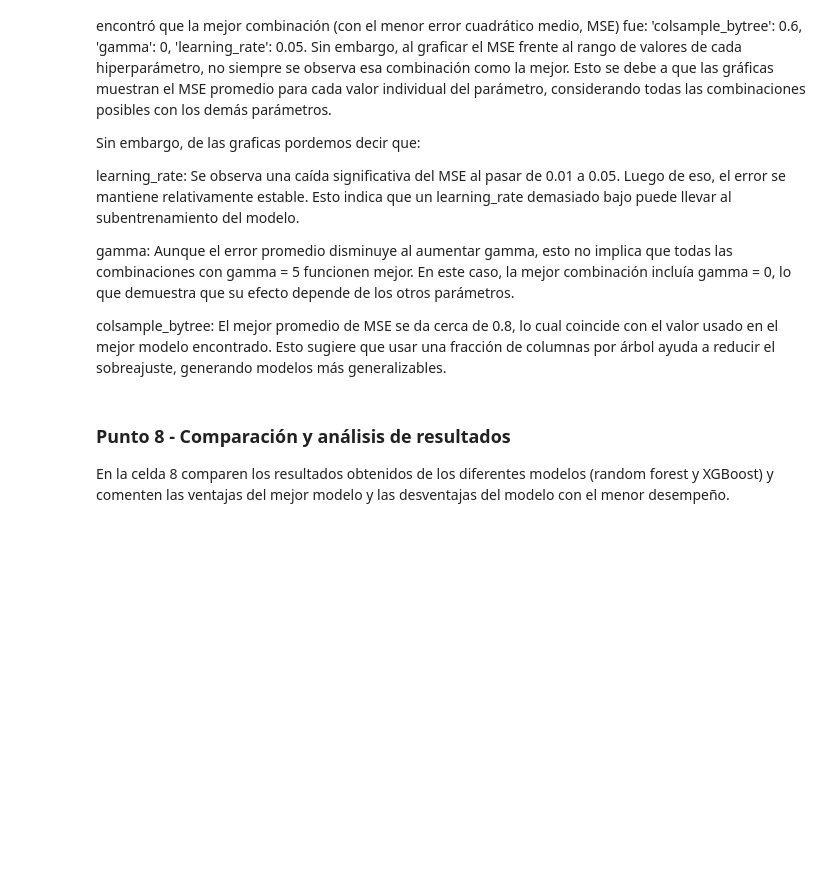
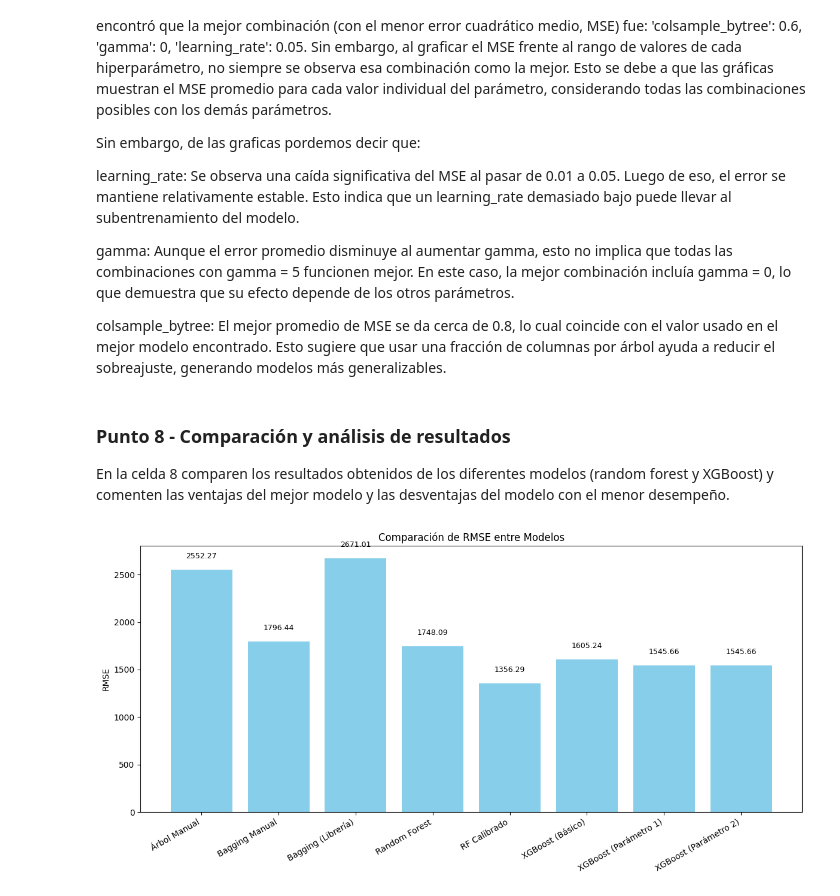
Before and after one commit to mdelgadon/MIAD_ML_NLP_2025, a Jupyter notebook: Semana 2/S2TC1_TrabajoEnGrupo.ipynb, the cells around one changed output. Cells and saved outputs as stored; diff of their text form; code cells hidden in the pictures; blank space fills up the shorter version.

```diff
--- a/Semana 2/S2TC1_TrabajoEnGrupo.ipynb
+++ b/Semana 2/S2TC1_TrabajoEnGrupo.ipynb
@@ -407,6 +428,7 @@ from sklearn.metrics import mean_absolute_error, mean_squared_error
 y_pred = best_model.predict(X_test)
 
 rmse = np.sqrt(mean_squared_error(y_test, y_pred))
+rmse_RF_calibrado=rmse
 mae = mean_absolute_error(y_test, y_pred)
 
 print(f"\nEvaluación del modelo final:")
@@ -485,7 +507,7 @@ y_predxg = regxg.predict(X_test)
 maexg = metrics.mean_absolute_error(y_test, y_predxg)
 #rmsexg = metrics.mean_squared_error(y_test, y_predxg, squared=False)
 rmsexg = np.sqrt(metrics.mean_squared_error(y_test, y_predxg))
-
+rms_exg_libreria= rmsexg
 
 r2xg = metrics.r2_score(y_test, y_predxg)
 
@@ -613,6 +634,7 @@ y_pred_bestXGBO = gridXGBO.best_estimator_.predict(X_test)
 mae = mean_absolute_error(y_test, y_pred_bestXGBO)
 #rmse = mean_squared_error(y_test, y_pred_bestXGBO, squared=False)  # raíz cuadrada del MSE
 rmse = np.sqrt(mean_squared_error(y_test, y_pred_bestXGBO))
+rms_exg_libreria_par1 = rmse #para el primer calibración de parametros
 r2 = r2_score(y_test, y_pred_bestXGBO)
 
 # Resultados
@@ -656,6 +678,7 @@ y_pred_bestXGBO = gridXGBO.best_estimator_.predict(X_test)
 # Calcular métricas
 mae = mean_absolute_error(y_test, y_pred_bestXGBO)
 rmse = np.sqrt(mean_squared_error(y_test, y_pred_bestXGBO))
+rms_exg_libreria_par2 = rmse
 r2 = r2_score(y_test, y_pred_bestXGBO)
 
 # Resultados
@@ -717,0 +739,30 @@ En la celda 8 comparen los resultados obtenidos de los diferentes modelos (rando
+# %%
+import matplotlib.pyplot as plt
+
+# Diccionario con los nombres y los valores
+rmse_modelos = {
+    'Árbol Manual': rmse_ArbolManual,
+    'Bagging Manual': rmse_baggingManual,
+    'Bagging (Librería)': rmse_baggingMlibreria,
+    'Random Forest': rmse_RF,
+    'RF Calibrado': rmse_RF_calibrado,
+    'XGBoost (Básico)': rms_exg_libreria,
+    'XGBoost (Parámetros 1)': rms_exg_libreria_par1,
+    'XGBoost (Parámetros 2)': rms_exg_libreria_par2
+}
+
+# Crear gráfico de barras
+plt.figure(figsize=(12, 6))
+plt.bar(rmse_modelos.keys(), rmse_modelos.values(), color='skyblue')
+plt.ylabel('RMSE')
+plt.title('Comparación de RMSE entre Modelos')
+plt.xticks(rotation=30, ha='right')
+
+# Mostrar valores sobre las barras
+for i, (nombre, valor) in enumerate(rmse_modelos.items()):
+    plt.text(i, valor + 100, f'{valor:.2f}', ha='center', va='bottom', fontsize=9)
+
+plt.tight_layout()
+plt.show()
+# %% [output]
+[figure, added]
```
Also changed, not shown: parts of 11 cells of this notebook, 1 other file.
